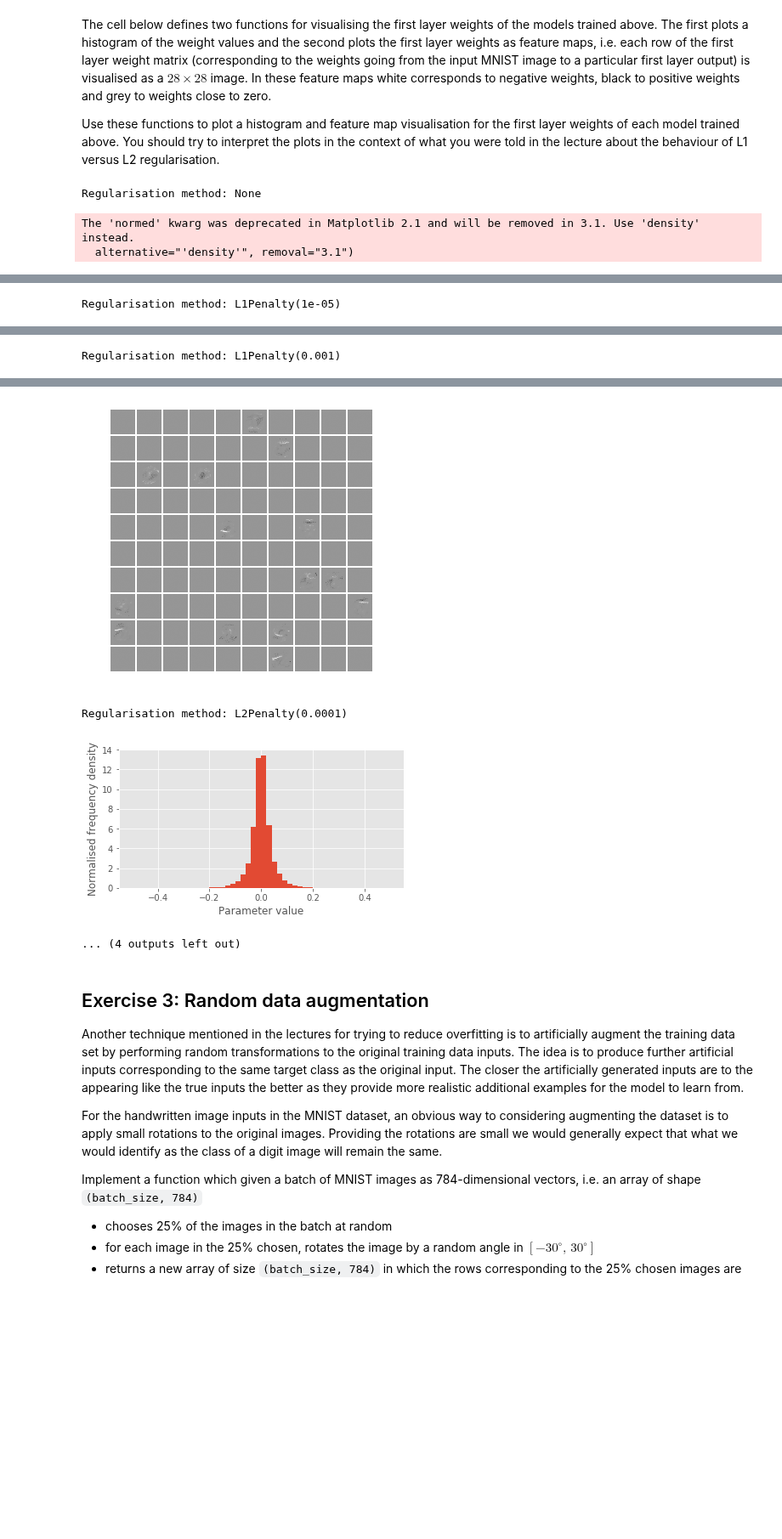
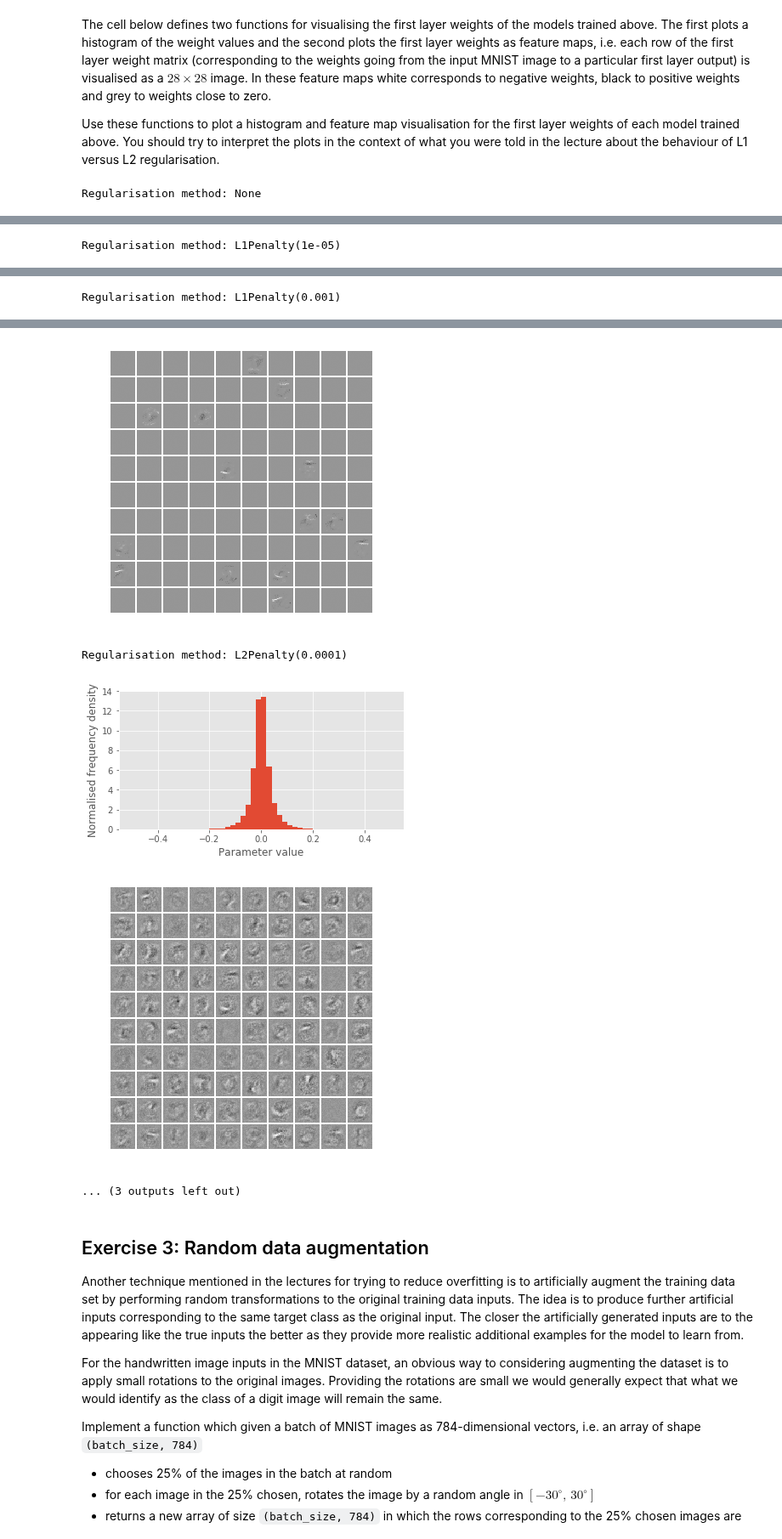
Before and after one commit to MatejBabis/mlpractical, a Jupyter notebook: lab5/notebooks/05_Non-linearities_and_regularisation.ipynb, the cells around one changed output, grey strips where cells are left out. Shown at 85% size. Cells and saved outputs as stored; diff of their text form; code cells hidden in the pictures; blank space fills up the shorter version.

```diff
--- a/lab5/notebooks/05_Non-linearities_and_regularisation.ipynb
+++ b/lab5/notebooks/05_Non-linearities_and_regularisation.ipynb
@@ -471,7 +471,7 @@ def plot_param_histogram(param, fig_size=(6, 3), interval=[-1.5, 1.5]):
     """Plots a normalised histogram of an array of parameter values."""
     fig = plt.figure(figsize=fig_size)
     ax = fig.add_subplot(111)
-    ax.hist(param.flatten(), 50, interval, normed=True)
+    ax.hist(param.flatten(), 50, interval, density=True)
     ax.set_xlabel('Parameter value')
     ax.set_ylabel('Normalised frequency density')
     return fig, ax
@@ -481,40 +481,39 @@ def visualise_first_layer_weights(weights, fig_size=(5, 5)):
     fig = plt.figure(figsize=fig_size)
     num_feature_maps = weights.shape[0]
     grid_size = int(num_feature_maps**0.5)
     max_abs = np.abs(model.params[0]).max()
     tiled = -np.ones((30 * grid_size,
                       30 * num_feature_maps // grid_size)) * max_abs
     for i, fm in enumerate(model.params[0]):
         r, c = i % grid_size, i // grid_size
         tiled[1 + r * 30:(r + 1) * 30 - 1,
               1 + c * 30:(c + 1) * 30 - 1] = fm.reshape((28, 28))
     ax = fig.add_subplot(111)
     max_abs = np.abs(tiled).max()
     ax.imshow(tiled, cmap='Greys', vmin=-max_abs, vmax=max_abs)
     ax.axis('off')
     fig.tight_layout()
     plt.show()
     return fig, ax
 
 for i, model in enumerate(models):
     print("Regularisation method: " + str(weights_penalties[i]))
     _ = plot_param_histogram(model.params[0], interval=[-0.5, 0.5])
     _ = visualise_first_layer_weights(model.params[0])
 # %% [output]
 Regularisation method: None
-The 'normed' kwarg was deprecated in Matplotlib 2.1 and will be removed in 3.1. Use 'density' instead.
-  alternative="'density'", removal="3.1")
 [figure]
 [figure]
-Regularisation method: L1Penalty(1e-05)
+Regularisation method: L1Penalty(1e-05)
 [figure]
 [figure]
-Regularisation method: L1Penalty(0.001)
+Regularisation method: L1Penalty(0.001)
 [figure]
 [figure]
+Regularisation method: L2Penalty(0.0001)
+[figure]
+[figure, added]
-Regularisation method: L2Penalty(0.0001)
+... (3 outputs left out)
-[figure]
-... (4 outputs left out)
 # %% [markdown]
 ## Exercise 3: Random data augmentation
 
```
Also changed, not shown: parts of 3 cells of this notebook.
